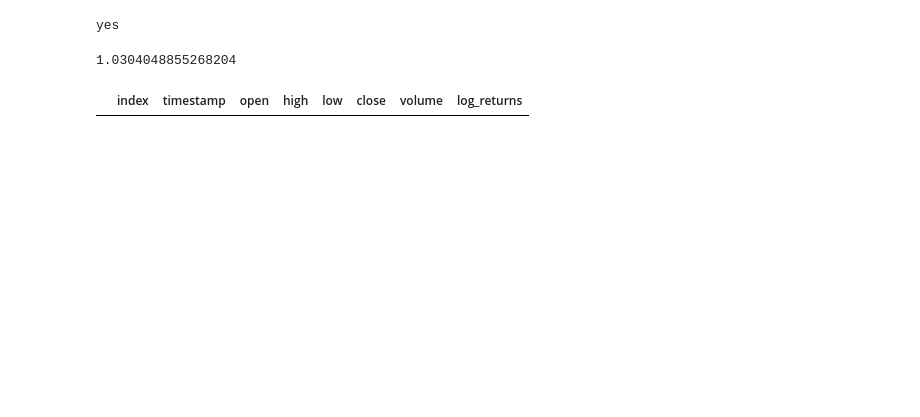
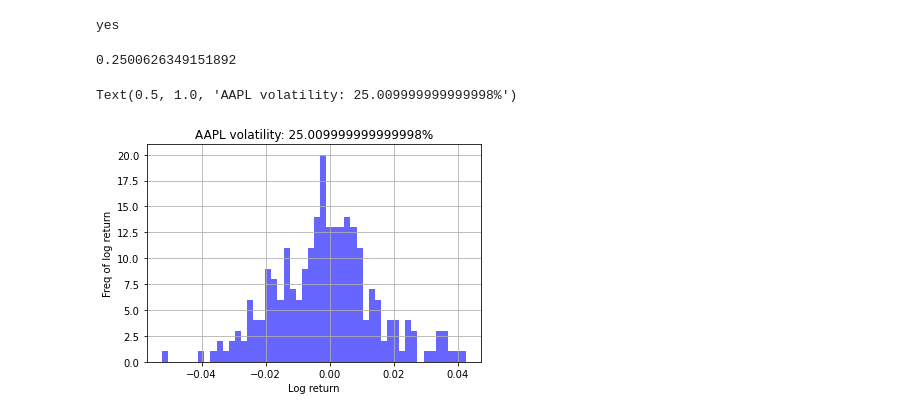
Before and after one commit to BitcoinInvestAnalysis/Capstone, a Jupyter notebook: formula_try_out.ipynb, the cells around one changed output. Cells and saved outputs as stored; diff of their text form; code cells hidden in the pictures; blank space fills up the shorter version.

```diff
--- a/formula_try_out.ipynb
+++ b/formula_try_out.ipynb
@@ -58,23 +73,18 @@ def calc_volatility(df, start_date, end_date, trading_day):
         df = add_log_returns_column(df, start_date, end_date)
         return df['log_returns'].std()*trading_day**0.5
 # %%
-calc_volatility(df_apple, '2020-01-01', '2020-12-31', 252)
+calc_volatility(df_apple, '2021-01-01', '2021-12-31', 252)
 # %% [output]
-1.0304048855268204
+0.2500626349151892
-# %%
-df = df_apple
-start_date = '2020-01-01'
-end_date = '2020-12-31'
-trading_day = 252
-
-df.columns  = [col.replace(' ', '_').lower() for col in df.columns]
-df.index = pd.to_datetime(df.index)
-mask = (df.index >= start_date) & (df.index <= end_date)
-df = df.loc[mask].reset_index()
-# df.describe()
-df
-# df['log_returns'] = np.log(df.close / df.close.shift())
-# volatility = df['log_returns'].std()*trading_day**0.5
-# volatility
-# %% [output]
-|  | index | timestamp | open | high | low | close | volume | log_returns |
+# %%
+volatility = calc_volatility(df_apple, '2021-01-01', '2021-12-31', 252)
+str_vol = str(round(volatility, 4)*100)
+
+fig, ax = plt.subplots()
+df_apple['log_returns'].hist(ax=ax, bins=50, alpha=0.6, color='b')
+ax.set_xlabel('Log return')
+ax.set_ylabel('Freq of log return')
+ax.set_title('AAPL volatility: ' + str_vol + '%')
+# %% [output]
+Text(0.5, 1.0, 'AAPL volatility: 25.009999999999998%')
+[figure, added]
```
Also changed, not shown: parts of 19 cells of this notebook.
